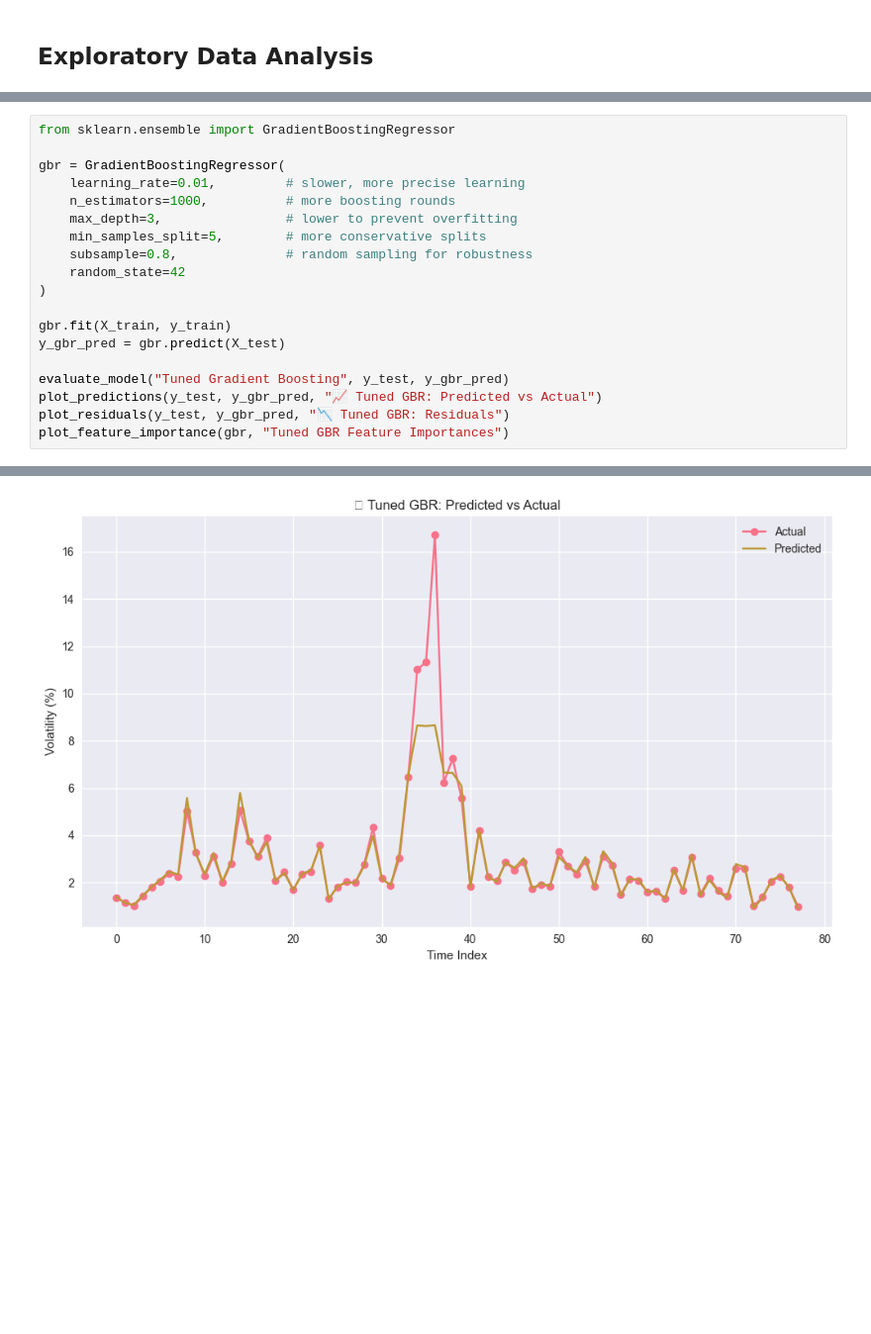
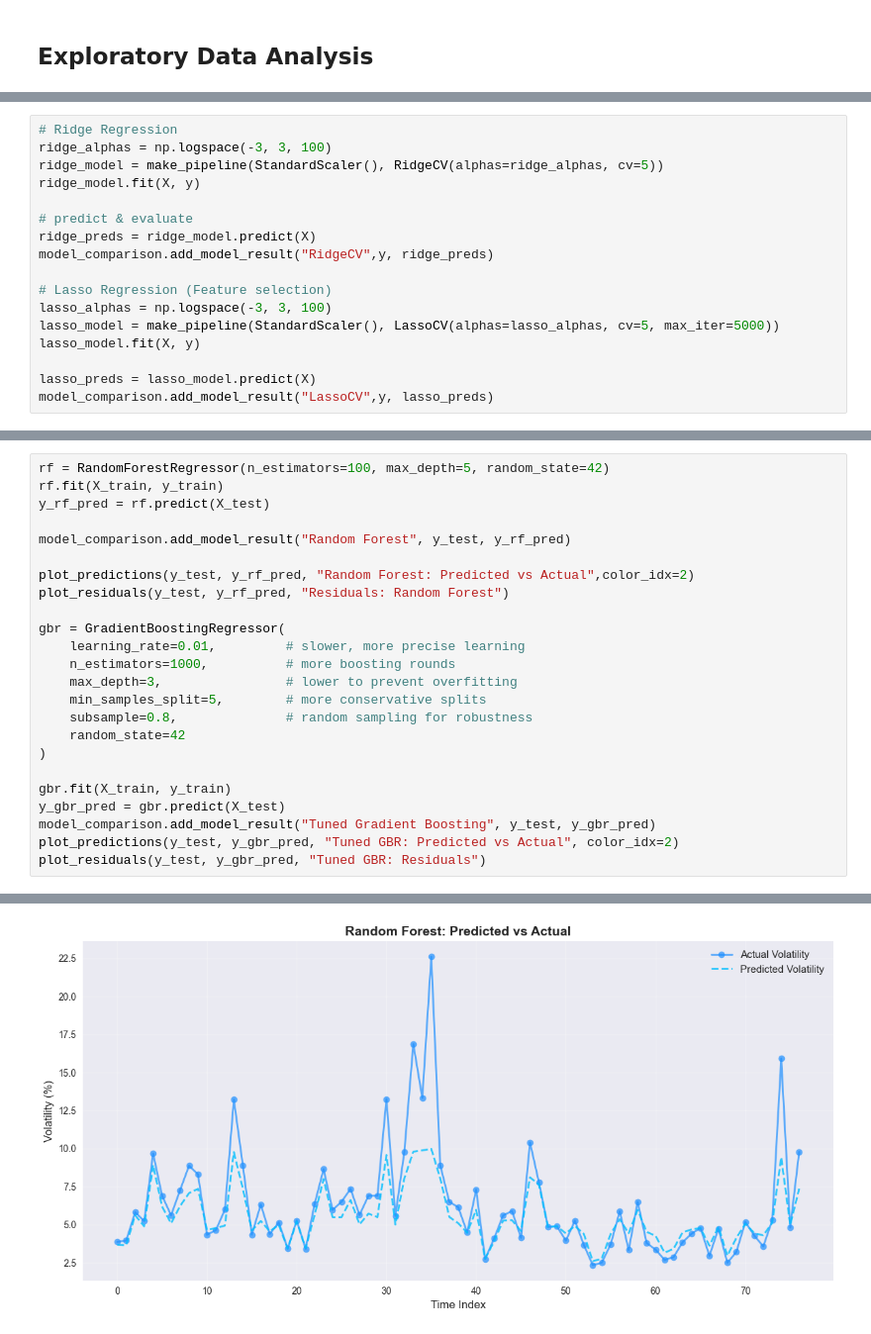
Before and after one commit to aditikhodke/stock-volatility-prediction, a Jupyter notebook: cleaned.ipynb, the cells around one changed output, grey strips where cells are left out. Shown at 99% size. Drawn from its saved outputs; the diff is of its cells as text; blank space fills up the shorter version.

```diff
--- a/cleaned.ipynb
+++ b/cleaned.ipynb
@@ -593,0 +633,17 @@ plot_residuals(y_test, y_rf_pred, "📉 Residuals: Random Forest")
+# %%
+# Ridge Regression
+ridge_alphas = np.logspace(-3, 3, 100)
+ridge_model = make_pipeline(StandardScaler(), RidgeCV(alphas=ridge_alphas, cv=5))
+ridge_model.fit(X, y)
+
+# predict & evaluate
+ridge_preds = ridge_model.predict(X)
+model_comparison.add_model_result("RidgeCV",y, ridge_preds)
+
+# Lasso Regression (Feature selection)
+lasso_alphas = np.logspace(-3, 3, 100)
+lasso_model = make_pipeline(StandardScaler(), LassoCV(alphas=lasso_alphas, cv=5, max_iter=5000))
+lasso_model.fit(X, y)
+
+lasso_preds = lasso_model.predict(X)
+model_comparison.add_model_result("LassoCV",y, lasso_preds)
@@ -594,5 +680,12 @@ plot_residuals(y_test, y_rf_pred, "📉 Residuals: Random Forest")
 # %%
-from sklearn.ensemble import GradientBoostingRegressor
+rf = RandomForestRegressor(n_estimators=100, max_depth=5, random_state=42)
+rf.fit(X_train, y_train)
+y_rf_pred = rf.predict(X_test)
+
+model_comparison.add_model_result("Random Forest", y_test, y_rf_pred)
+
+plot_predictions(y_test, y_rf_pred, "Random Forest: Predicted vs Actual",color_idx=2)
+plot_residuals(y_test, y_rf_pred, "Residuals: Random Forest")
 
 gbr = GradientBoostingRegressor(
     learning_rate=0.01,         # slower, more precise learning
@@ -605,9 +698,7 @@ gbr = GradientBoostingRegressor(
 
 gbr.fit(X_train, y_train)
 y_gbr_pred = gbr.predict(X_test)
-
-evaluate_model("Tuned Gradient Boosting", y_test, y_gbr_pred)
-plot_predictions(y_test, y_gbr_pred, "📈 Tuned GBR: Predicted vs Actual")
-plot_residuals(y_test, y_gbr_pred, "📉 Tuned GBR: Residuals")
-plot_feature_importance(gbr, "Tuned GBR Feature Importances")
+model_comparison.add_model_result("Tuned Gradient Boosting", y_test, y_gbr_pred)
+plot_predictions(y_test, y_gbr_pred, "Tuned GBR: Predicted vs Actual", color_idx=2)
+plot_residuals(y_test, y_gbr_pred, "Tuned GBR: Residuals")
 # %% [output]
@@ -618 +709 @@ plot_feature_importance(gbr, "Tuned GBR Feature Importances")
-[figure, old version]
+[figure, new version]
```
Also changed, not shown: parts of 29 cells of this notebook, 2 other files.
